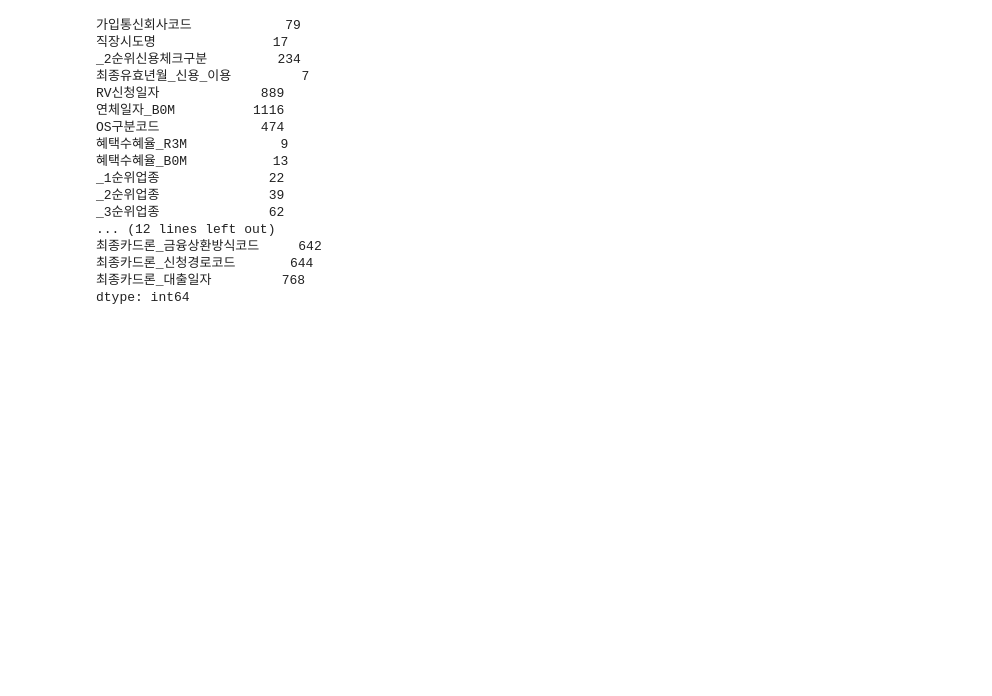
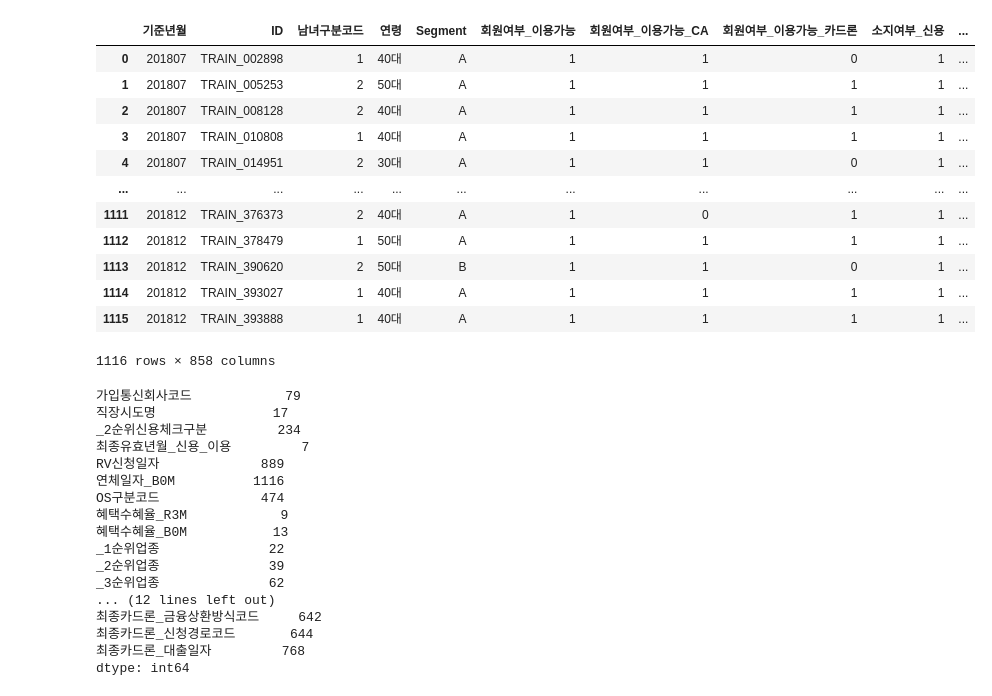
Before and after one commit to Likelion-6-team/final-project, a Jupyter notebook: AB추출 상관계수.ipynb, the cells around one changed output. Saved outputs shown, nothing was run; the diff lists cells and outputs as text; code cells hidden in the pictures; blank space fills up the shorter version.

```diff
--- a/AB추출 상관계수.ipynb
+++ b/AB추출 상관계수.ipynb
@@ -12,7 +12,23 @@ plt.rcParams['font.family'] = 'Malgun Gothic'
 # 마이너스 기호 깨짐 방지
 plt.rcParams['axes.unicode_minus'] = False
 # %%
-df = pd.read_parquet('AB추출.parquet')
+df = pd.read_parquet("C:/Users/이민정/Desktop/부트캠프/파이널프로젝트/전처리/AB추출.parquet")
+# %%
+df
+# %% [output]
+|  | 기준년월 | ID | 남녀구분코드 | 연령 | Segment | 회원여부_이용가능 | 회원여부_이용가능_CA | 회원여부_이용가능_카드론 | 소지여부_신용 | ... |
+| 0 | 201807 | TRAIN_002898 | 1 | 40대 | A | 1 | 1 | 0 | 1 | ... |
+| 1 | 201807 | TRAIN_005253 | 2 | 50대 | A | 1 | 1 | 1 | 1 | ... |
+| 2 | 201807 | TRAIN_008128 | 2 | 40대 | A | 1 | 1 | 1 | 1 | ... |
+| 3 | 201807 | TRAIN_010808 | 1 | 40대 | A | 1 | 1 | 1 | 1 | ... |
+| 4 | 201807 | TRAIN_014951 | 2 | 30대 | A | 1 | 1 | 0 | 1 | ... |
+| ... | ... | ... | ... | ... | ... | ... | ... | ... | ... | ... |
+| 1111 | 201812 | TRAIN_376373 | 2 | 40대 | A | 1 | 0 | 1 | 1 | ... |
+| 1112 | 201812 | TRAIN_378479 | 1 | 50대 | A | 1 | 1 | 1 | 1 | ... |
+| 1113 | 201812 | TRAIN_390620 | 2 | 50대 | B | 1 | 1 | 0 | 1 | ... |
+| 1114 | 201812 | TRAIN_393027 | 1 | 40대 | A | 1 | 1 | 1 | 1 | ... |
+| 1115 | 201812 | TRAIN_393888 | 1 | 40대 | A | 1 | 1 | 1 | 1 | ... |
+1116 rows × 858 columns
 # %%
 na_counts = df.isna().sum()
 na_cols = na_counts[na_counts >0]
```
Also changed, not shown: parts of 1 cell of this notebook, 1 other file.
